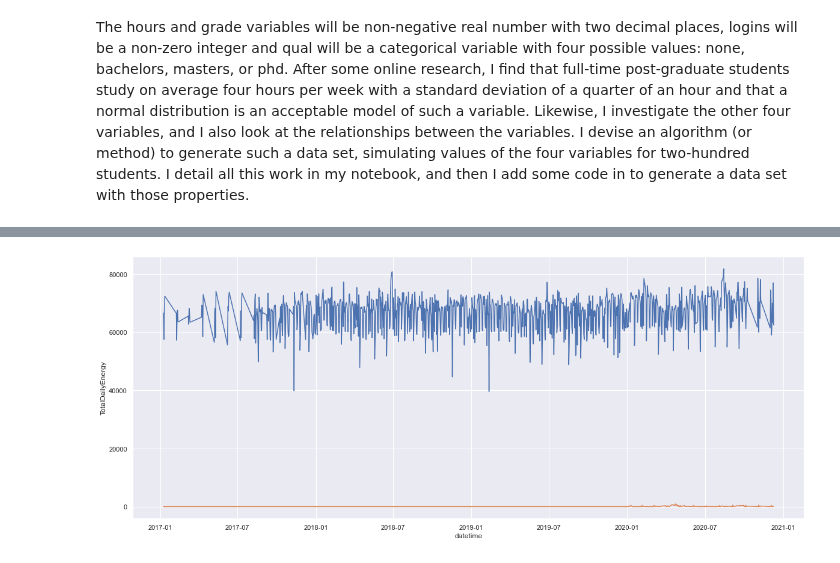
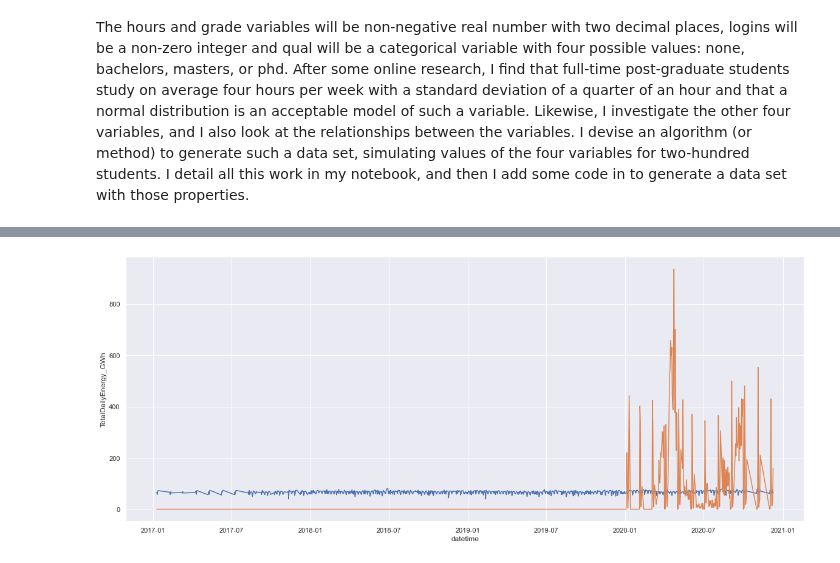
Before and after one commit to Keitho08/Prog_for_data_analyis_project_2020, a Jupyter notebook: Programming_for_Data_Analysis_Project_2020.ipynb, the cells around one changed output, grey strips where cells are left out. Drawn from its saved outputs; the diff is of its cells as text; code cells hidden in the pictures.

```diff
--- a/Programming_for_Data_Analysis_Project_2020.ipynb
+++ b/Programming_for_Data_Analysis_Project_2020.ipynb
@@ -71,21 +71,21 @@ df.head()
 # %%
 import matplotlib.pyplot as plt
 import matplotlib.dates as mdates
 import seaborn as sns
 plt.style.use("ggplot") # A nicer style to use for plots
 plt.rcParams["figure.figsize"] = (20,8) #sets the plots size
 
 sns.set(style="darkgrid")
 
 fig, ax = plt.subplots()
-sns.lineplot(x="datetime", y="TotalDailyEnergy", data=df[1:], ax=ax)
+sns.lineplot(x="datetime", y="TotalDailyEnergy_GWh", data=df[1:], ax=ax)
 sns.lineplot(x="datetime", y="ConfirmedCovidCases", data=df[1:], ax=ax)
 
 # Makes the x axis display well.
 # See: https://stackoverflow.com/a/31262531/340324
 #ax.xaxis.set_major_locator(mdates.AutoDateLocator())
 #ax.xaxis.set_major_formatter(mdates.DateFormatter('%d-%m-%y'))
 
 plt.show()
 # %% [output]
-[figure, old version]
+[figure, new version]
```
Also changed, not shown: parts of 2 cells of this notebook.
